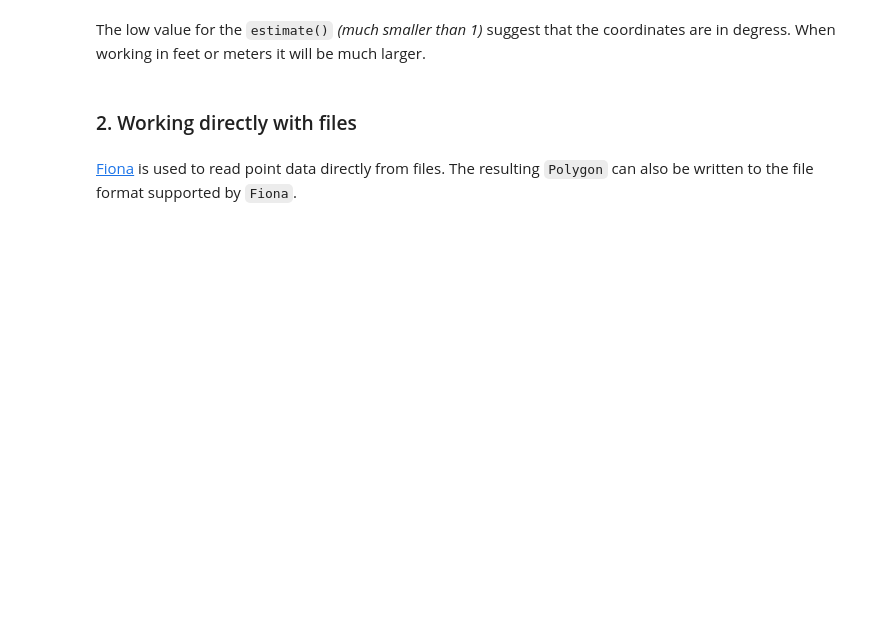
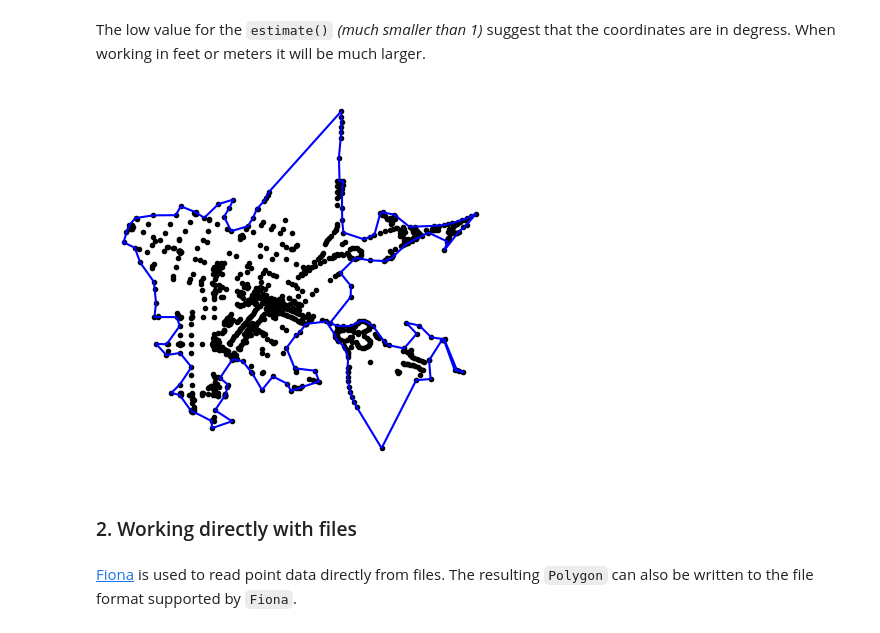
Before and after one commit to civildot/cdBoundary, a Jupyter notebook: nbs/index.ipynb, the cells around one changed output. Cells and saved outputs as stored; diff of their text form; code cells hidden in the pictures; blank space fills up the shorter version.

```diff
--- a/nbs/index.ipynb
+++ b/nbs/index.ipynb
@@ -71,6 +75,10 @@ The suggested value to use is 0.0017366632
 There is 164 vertices on the new polygon.
 # %% [markdown]
 The low value for the `estimate()` *(much smaller than 1)* suggest that the coordinates are in degress. When working in feet or meters it will be much larger.
+# %%
+ch.plot()
+# %% [output]
+[figure, added]
 # %% [markdown]
 ### 2. Working directly with files
 # %% [markdown]
```
Also changed, not shown: parts of 7 cells of this notebook, 9 other files.
